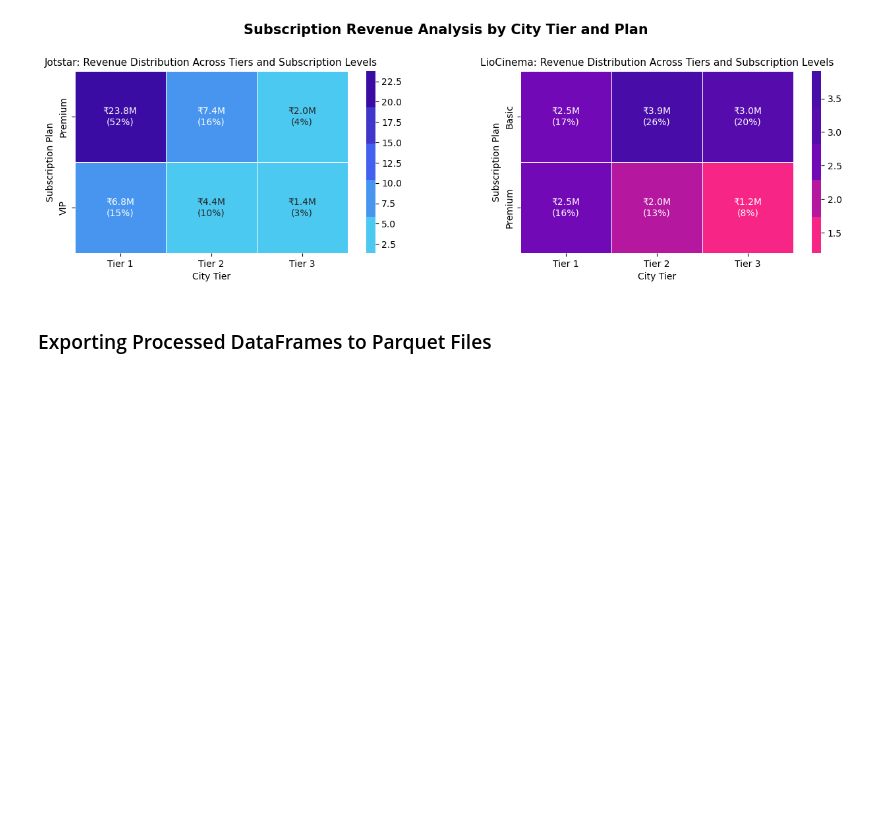
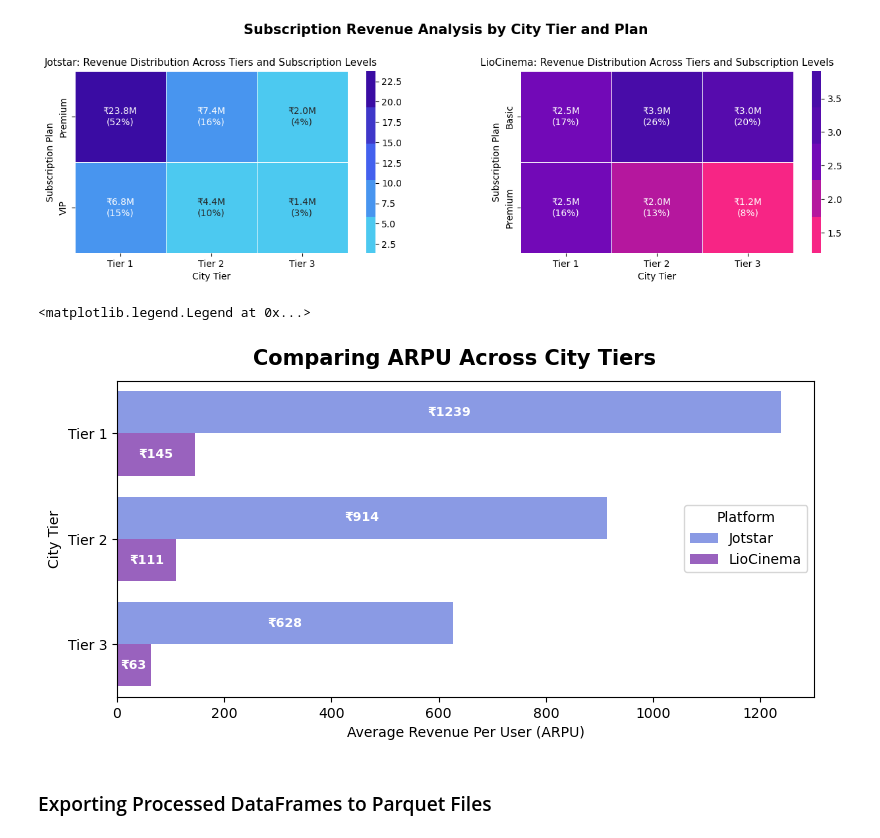
Before and after one commit to jarsheenkaur/Codebasics-Resume-Projects, a Jupyter notebook: Challenge #14 - LioJotstar (Insights for Post-Merger Growth)/LioJotstar Merger - Data Analysis with Python for Strategic Optimization/11. Monetization.ipynb, the cells around one changed output. Drawn from its saved outputs; the diff is of its cells as text; code cells hidden in the pictures; blank space fills up the shorter version.

```diff
--- a/Challenge #14 - LioJotstar (Insights for Post-Merger Growth)/LioJotstar Merger - Data Analysis with Python for Strategic Optimization/11. Monetization.ipynb
+++ b/Challenge #14 - LioJotstar (Insights for Post-Merger Growth)/LioJotstar Merger - Data Analysis with Python for Strategic Optimization/11. Monetization.ipynb
@@ -141,3 +149,9 @@ liocinema_revenue_df
 | 183444 | UIDLCffffc6f6db0 | 18-24 | Tier 1 | 2024-05-01 | Basic | 2024-10-10 | ... |
 | 183445 | UIDLCffffe3b01f9 | 25-34 | Tier 3 | 2024-05-31 | Free | 2024-07-09 | ... |
 183446 rows × 17 columns
+# %%
+# Computing Average Revenue Per User (ARPU) for LioCinema
+total_revenue = liocinema_revenue_df['Total Revenue Per User'].sum()
+total_users = liocinema_revenue_df['User ID'].count()
+ARPU = int(total_revenue / total_users)
+print(f'Average Revenue Per User (ARPU) for LioCinema: ₹{ARPU}')
@@ -237,6 +253,39 @@ sns.heatmap(liocinema_values, annot = liocinema_annot, cmap = ListedColormap(Lio
 # %% [output]
 <Axes: title={'center': 'LioCinema: Revenue Distribution Across Tiers and Subscription Levels'}, xlabel='City Tier', ylabel='Subscription Plan'>
 [figure]
+# %%
+def get_arpu(df):
+    total_revenue = df.groupby('City Tier')['Total Revenue Per User'].sum().reset_index()
+    total_revenue = total_revenue.rename(columns = {'Total Revenue Per User': 'Revenue'})
+    total_users = df.groupby('City Tier')['User ID'].nunique().reset_index()
+    total_users = total_users.rename(columns = {'User ID': 'Users'})
+    result = pd.merge(total_revenue, total_users, on = 'City Tier', how = 'left')
+    result['ARPU'] = result['Revenue'] / result['Users']
+    return result
+
+jotstar_temp_df = get_arpu(jotstar_revenue_df)
+jotstar_temp_df['Platform'] = "Jotstar"
+liocinema_temp_df = get_arpu(liocinema_revenue_df)
+liocinema_temp_df['Platform'] = "LioCinema"
+merged_df = pd.concat([jotstar_temp_df, liocinema_temp_df])
+
+plt.figure(figsize = (9, 4))
+plt.subplots_adjust(top = 0.9)
+plt.suptitle("Comparing ARPU Across City Tiers", fontsize = 15, fontweight = "bold")
+
+bp = sns.barplot(merged_df, y = 'City Tier', x = 'ARPU', hue = 'Platform', palette = ["#7B90F3", "#9C53CD"])
+
+for bar, avg in zip(bp.patches, merged_df['ARPU']):
+    x = bar.get_x() + bar.get_width() / 2
+    y = bar.get_y() + bar.get_height() / 2
+    label = f"₹{avg:.0f}"
+    plt.text(x, y, label, ha = "center", va = "center", color = "white", fontsize = 9, fontweight = "bold")
+
+plt.xlabel("Average Revenue Per User (ARPU)")
+plt.legend(title = "Platform", loc = "center right")
+# %% [output]
+<matplotlib.legend.Legend at 0x...>
+[figure, added]
 # %% [markdown]
 ### Exporting Processed DataFrames to Parquet Files
 # %%
```
Also changed, not shown: parts of 3 cells of this notebook, 3 other files.
